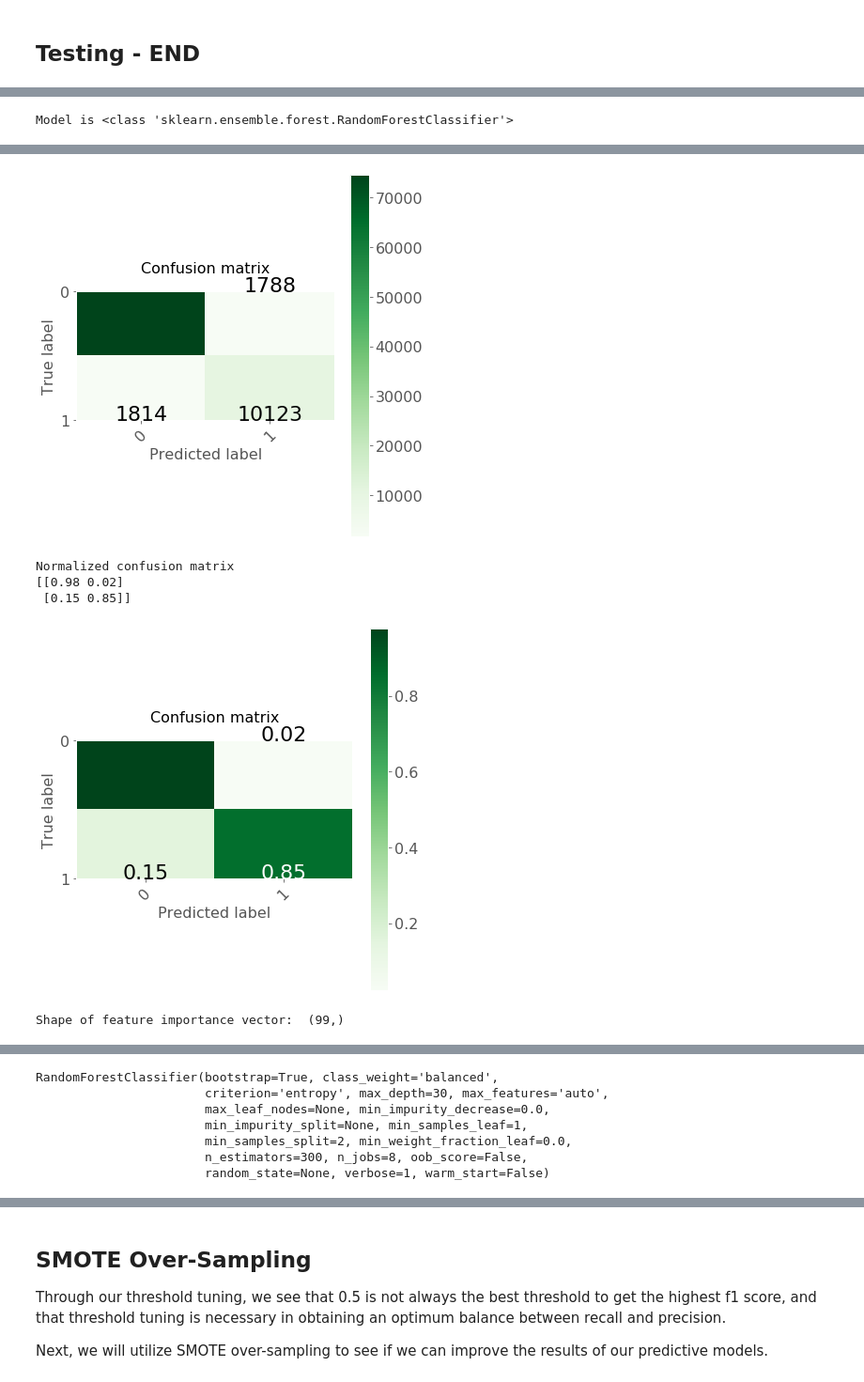
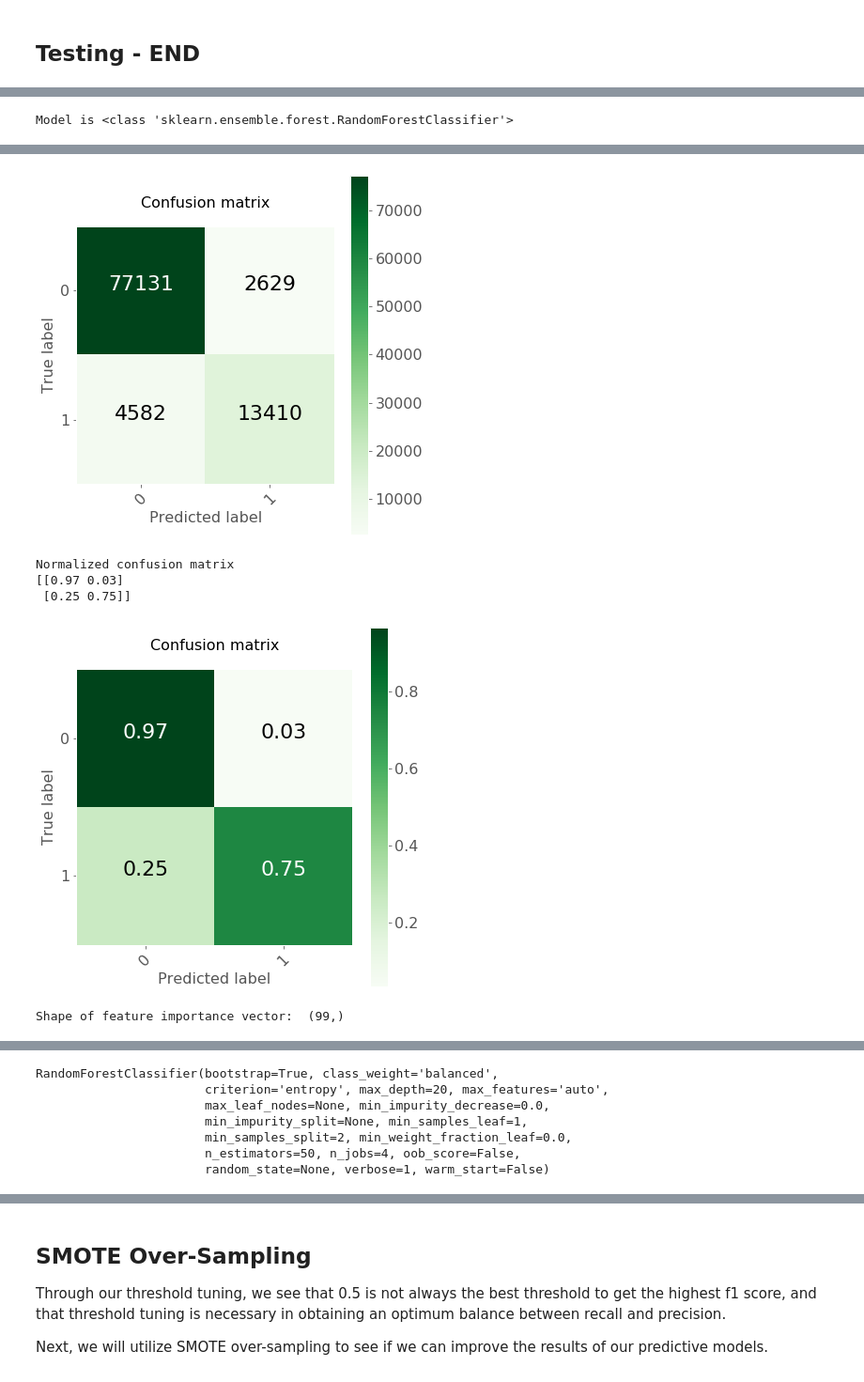
Before and after one commit to JefferyChu/pandas-sk-learn-bank-loan-ml, a Jupyter notebook: fannie_mae_pandas.ipynb, the cells around one changed output, grey strips where cells are left out. Shown at 94% size. Saved outputs shown, nothing was run; the diff lists cells and outputs as text; code cells hidden in the pictures.

```diff
--- a/fannie_mae_pandas.ipynb
+++ b/fannie_mae_pandas.ipynb
@@ -445,7 +446,7 @@ perf_df.head()
 # %% [markdown]
 Now let's load the state-level housing indices' FHFA file into a dataframe. The source is from the same link at [FHFA's House Price Index Repository](https://www.fhfa.gov/DataTools/Downloads/Pages/House-Price-Index-Datasets.aspx#qpo).
 # %%
-fhfa_state_df = (pd.read_excel('/mnt/d/Users/machine_learning_projects/Fannie Mae/FHFA/HPI_PO_state.xls')
+fhfa_state_df = (pd.read_excel('/mnt/c/from_laptop/machine_learning_projects/Fannie Mae/FHFA/HPI_PO_state.xls')
                  .drop(columns=['index_nsa','Warning']))
 fhfa_state_df.head()
 # %% [output]
@@ -994,7 +1042,7 @@ snapshot_df_concat.head()
 # %%
 # Assign to X and Y
-X = snapshot_df_concat[[x for x in snapshot_df_concat.columns if x != 'max_loan_stat']]
-y = snapshot_df_concat['max_loan_stat']
+X = snapshot_df_concat[[x for x in snapshot_df_concat.columns if x != 'max_loan_stat']].copy()
+y = snapshot_df_concat['max_loan_stat'].copy()
 X.head()
 # %% [output]
 |  | orig_int_rate_A | orig_upb_A | orig_loan_term_A | orig_ltv_A | borrowers_A | orig_dtir_A | ... |
@@ -1043,7 +1100,8 @@ With the data prepared for ingestion, we can now begin training and testing of o
 3. XGBoost
 # %%
 # Split into train and test sets with stratify to ensure same ratio of labels in train and test sets
-X_train, X_test, y_train, y_test = train_test_split(X, y, test_size=0.25, random_state=10, stratify=y)
+X_train, X_test, y_train, y_test = train_test_split(X, y, test_size=0.25,
+                                                    random_state=10, stratify=y)
 
 # Check split shape
 print('Original')
@@ -1351,6 +1466,8 @@ def gen_func(model_spec, CV, params, n_iter, X_train, X_test, y_train, y_test):
 # lg_func(2, lg_params, 1, X_train, X_test, y_train, y_test)
 # %% [markdown]
 ## Testing - END
+# %%
+n_jobs = [4]
 # %%
 # RandomizedSearchCV - Logistic Regression
 # Train, cross-validate (3-folds) and test
@@ -1424,13 +1535,13 @@ LogisticRegression(C=100, class_weight='balanced', dual=False,
 # RandomizedSearchCV - Random Forest
 # Train, cross-validate (3-folds) and test
 
-estimators = [100, 200, 300]
-max_depth = [10, 20, 30]
+estimators = [50, 100]
+max_depth = [10, 20]
 
 rf_params = {'criterion': ['entropy'],
               'n_estimators': estimators,
               'max_depth': max_depth,
-              'n_jobs': [8],
+              'n_jobs': n_jobs,
               'class_weight': ['balanced'],
               'verbose': [1]
             }
@@ -1492,6 +1600,6 @@ Confusion matrix, without normalization
-[figure, old version]
+[figure, new version]
 Normalized confusion matrix
-[[0.98 0.02]
- [0.15 0.85]]
+[[0.97 0.03]
+ [0.25 0.75]]
-[figure, old version]
+[figure, new version]
 Shape of feature importance vector:  (99,)
@@ -1506,7 +1612,7 @@ Shape of feature importance vector:  (99,)
 RandomForestClassifier(bootstrap=True, class_weight='balanced',
-                       criterion='entropy', max_depth=30, max_features='auto',
+                       criterion='entropy', max_depth=20, max_features='auto',
                        max_leaf_nodes=None, min_impurity_decrease=0.0,
                        min_impurity_split=None, min_samples_leaf=1,
                        min_samples_split=2, min_weight_fraction_leaf=0.0,
-                       n_estimators=300, n_jobs=8, oob_score=False,
+                       n_estimators=50, n_jobs=4, oob_score=False,
                        random_state=None, verbose=1, warm_start=False)
```
Also changed, not shown: parts of 63 cells of this notebook, 2 other files.
